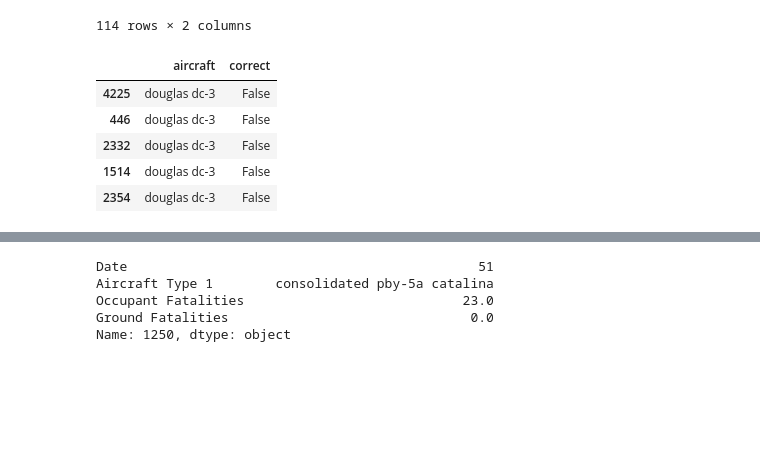
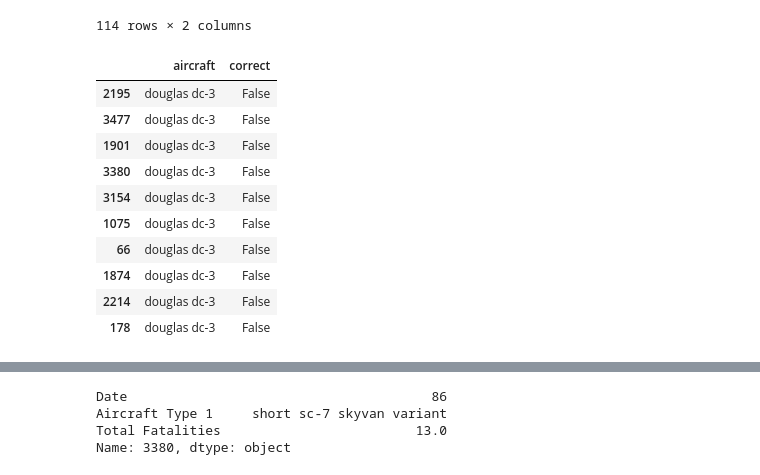
Before and after one commit to smiller1551/PlaneCrashPredictions, a Jupyter notebook: main3.ipynb, the cells around one changed output, grey strips where cells are left out. Saved outputs shown, nothing was run; the diff lists cells and outputs as text; code cells hidden in the pictures; blank space fills up the shorter version.

```diff
--- a/main3.ipynb
+++ b/main3.ipynb
@@ -274,14 +274,19 @@ y_predict_true_df
 114 rows × 2 columns
 # %%
 #find a sample of wrong predictions that are a dc-3
-y_predict_false_df.head()
+y_predict_false_df.tail(10)
 # %% [output]
 |  | aircraft | correct |
-| 4225 | douglas dc-3 | False |
-| 446 | douglas dc-3 | False |
-| 2332 | douglas dc-3 | False |
-| 1514 | douglas dc-3 | False |
-| 2354 | douglas dc-3 | False |
+| 2195 | douglas dc-3 | False |
+| 3477 | douglas dc-3 | False |
+| 1901 | douglas dc-3 | False |
+| 3380 | douglas dc-3 | False |
+| 3154 | douglas dc-3 | False |
+| 1075 | douglas dc-3 | False |
+| 66 | douglas dc-3 | False |
+| 1874 | douglas dc-3 | False |
+| 2214 | douglas dc-3 | False |
+| 178 | douglas dc-3 | False |
 # %%
 #find wrong predictions that are not a dc-3
 for index, crash in y_predict_false_df.iterrows():
@@ -306,11 +311,10 @@ for index, crash in y_predict_false_df.iterrows():
 1639 bristol 170 freighter 31
 1168 boeing b-29
 1028 avro anson
-# %%
-innit_df.loc[1250]
-# %% [output]
-Date                                             51
-Aircraft Type 1        consolidated pby-5a catalina
-Occupant Fatalities                            23.0
-Ground Fatalities                               0.0
-Name: 1250, dtype: object
+# %%
+df.loc[3380]
+# %% [output]
+Date                                       86
+Aircraft Type 1     short sc-7 skyvan variant
+Total Fatalities                         13.0
+Name: 3380, dtype: object
```
